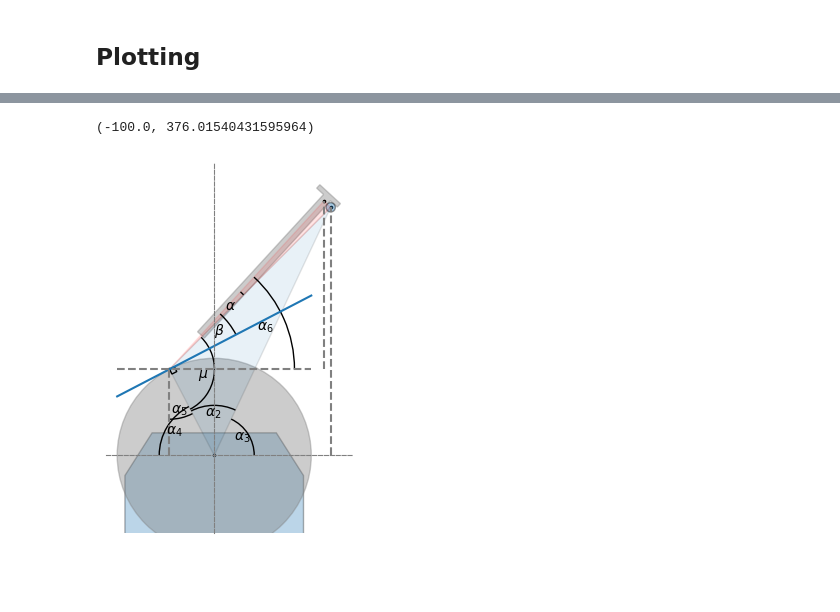
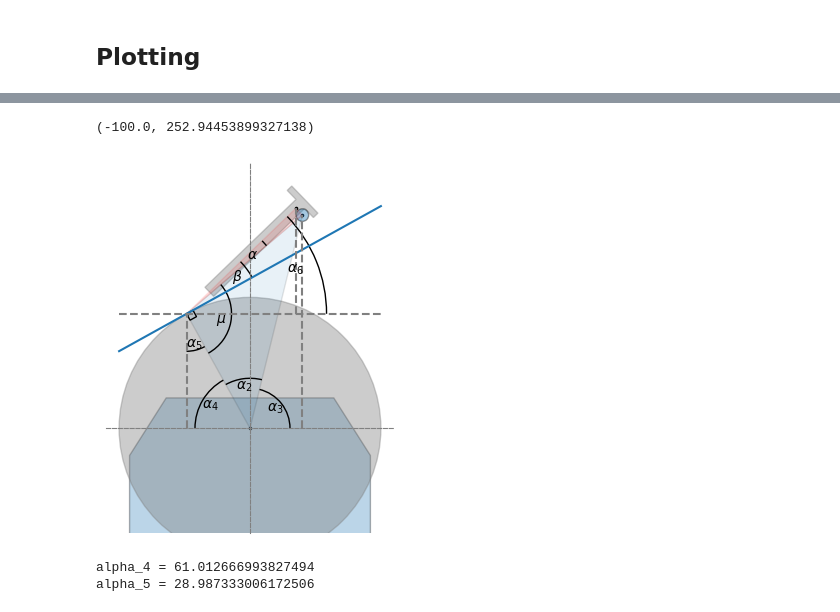
Before and after one commit to KnutUH/openangletool, a Jupyter notebook: notebooks/angle.ipynb, the cells around one changed output, grey strips where cells are left out. Drawn from its saved outputs; the diff is of its cells as text; code cells hidden in the pictures; blank space fills up the shorter version.

Commit message:
Added plotting of jig

```diff
--- a/notebooks/angle.ipynb
+++ b/notebooks/angle.ipynb
@@ -18,11 +19,11 @@ l_c = t_b/2 * math.tan(beta) # correction to measured l_p
 # Machine settings
 d_s = 12 # diameter of the support
 d_j = 12 # diameter or thickness of the jig
-o_s = 150 # offset of the support horizontally
+o_s = 50 # offset of the support horizontally
 h_c = 29
 # %%
-# calculate the angle to correct for the thickness of the jig
-sj = (d_s + d_j)/2
+# calculate the angle to correct for the thickness of the jig and the apex
+sj = (d_s + d_j)/2 + apex_offset
 tj = l_p - d_s/2
 ts = math.sqrt(sj**2+tj**2)
 alpha = math.atan(sj/tj)
@@ -46,7 +50,7 @@ h_n:  296.4
 alpha_2 = math.acos((r**2 - ts**2 + os**2)/(2*r*os))
 alpha_3 = math.acos(o_s/os)
 alpha_4 = math.pi - alpha_3 - alpha_2
-alpha_5 = math.pi/2 - alpha_4
+alpha_5 = 0.5 * math.pi - alpha_4
 alpha_6 = beta + alpha_5
 tx = r * math.cos(alpha_5) #
 xo = r * math.sin(alpha_5)
@@ -55,6 +75,7 @@ jo = tj * math.cos(alpha_6) - xo
 # %%
 axel_center = (0, 0)
-support_center = (o_s, h_c + h_n - d_s/2)
+support_center = (os * math.cos(alpha_3), os * math.sin(alpha_3))
+# support_center = (o_s, h_c + h_n - d_s/2)
 tipp = (-xo, tx)
 jig_ref = (jo, jx)
 
@@ -104,7 +128,7 @@ ax.set_aspect('equal')
 jig = mpatches.PathPatch(jig_path(tipp, l_p, alpha_6, d_j/2, d_s/2), alpha=0.4, color='grey')
 ax.add_patch(jig)
 
-plt.scatter(*zip(*points), s=10, marker=".", c='black')
+ptl.scatter(*zip(*points), s=10, marker=".", c='black')
 
 T8 = mpatches.PathPatch(simple_closed_path(t8_vertices), alpha=0.3)
 ax.add_patch(T8)
@@ -141,42 +165,46 @@ AngleAnnotation(
     ax=ax, size=110, text=r"$\alpha_4$"
 )
 AngleAnnotation(
     tipp,
-    (-xo, axel_center[1]),
-    axel_center,
-    ax=ax, size=100, text=r"$\alpha_5$"
+    (min(-xo, axel_center[0]), axel_center[1]),
+    (max(-xo, axel_center[0]), axel_center[1]),
+    ax=ax, size=75, text=r"$\alpha_5$"
 )
 AngleAnnotation(
     tipp,
-    (tipp[0] + r, tipp[1]),
-    jig_ref,
-    ax=ax, size=250, text=r"$\alpha_6$"
+    (jig_ref[0], min(jig_ref[1], tipp[1])),
+    (jig_ref[0], max(jig_ref[1], tipp[1])),
+    ax=ax, size=280, text=r"$\alpha_6$"
 )
 
-plt.plot([axel_center[0] - r, axel_center[1] + r], [tipp[1], tipp[1]], c='grey', linestyle='--')
+plt.plot([axel_center[0] - r, max(support_center[0], axel_center[0] + r)], [tipp[1], tipp[1]], c='grey', linestyle='--')
 plt.plot([tipp[0], tipp[0]], [axel_center[1], axel_center[1] + tipp[1]], c='grey', linestyle='--')
 plt.plot([support_center[0], support_center[0]],
          [axel_center[1], axel_center[1] + sx], c='grey', linestyle='--')
 plt.plot([jig_ref[0], jig_ref[0]],
-         [tipp[1], axel_center[1] + jx], c='grey', linestyle='--')
+         [tipp[1], axel_center[1] +  jx], c='grey', linestyle='--')
 
 
 for spine_pos in ['left', 'bottom']:
     ax.spines[spine_pos].set_position('zero')
     ax.spines[spine_pos].set_linestyle('--')
     ax.spines[spine_pos].set_color('gray')
 
 ax.spines['right'].set_color('none')
 ax.spines['bottom'].set_position('zero')
 ax.spines['top'].set_color('none')
 ax.yaxis.set_ticks([])
 ax.xaxis.set_ticks([])
 
 ax.set_ylim(bottom=-100)
 #ax.set_xlim(left=-75)
 # ax.set_xlim(right=52)
 # %% [output]
-(-100.0, 376.01540431595964)
+(-100.0, 252.94453899327138)
-[figure, old version]
+[figure, new version]
 # %%
-import ipywidgets
+print("alpha_4 =", math.degrees(alpha_4))
+print("alpha_5 =", math.degrees(alpha_5))
+# %% [output]
+alpha_4 = 61.012666993827494
+alpha_5 = 28.987333006172506
```
Also changed, not shown: parts of 8 cells of this notebook, 2 other files.
